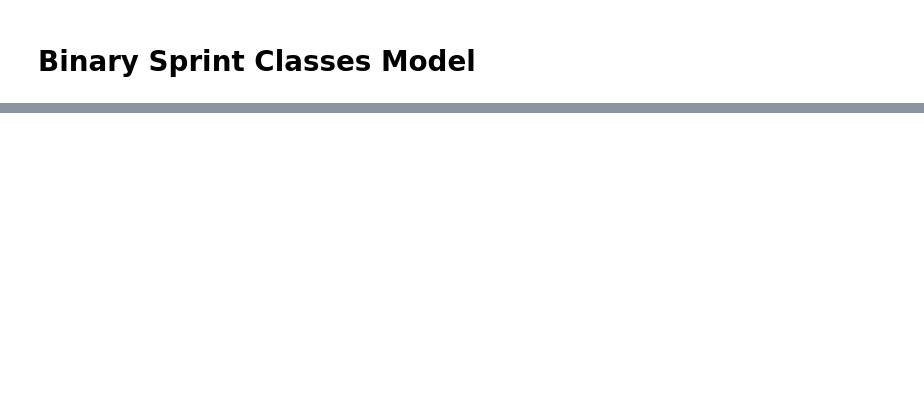
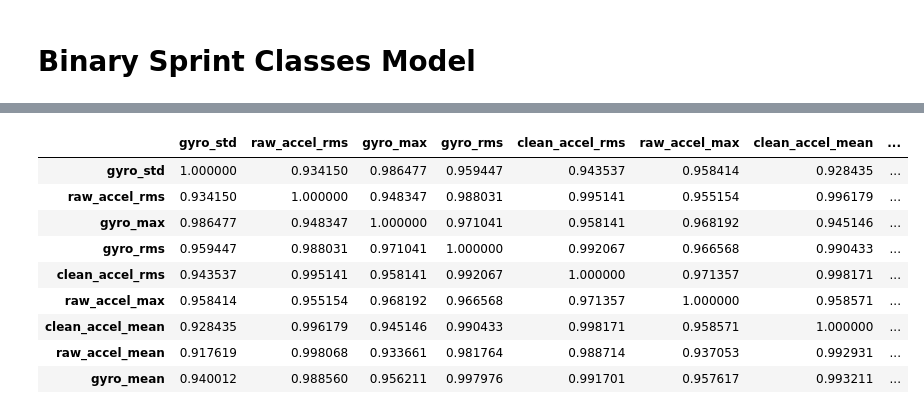
Before and after one commit to minguyeme/sprint_companion, a Jupyter notebook: ml_automation/notebooks/04_model.ipynb, the cells around one changed output, grey strips where cells are left out. Saved outputs shown, nothing was run; the diff lists cells and outputs as text; code cells hidden in the pictures; blank space fills up the shorter version.

```diff
--- a/ml_automation/notebooks/04_model.ipynb
+++ b/ml_automation/notebooks/04_model.ipynb
@@ -129,0 +198,15 @@ with open("../models/binary_sprint_classifier.dart", "w") as file:
+# %%
+passing_features = ['gyro_std', 'raw_accel_rms', 'gyro_max', 'gyro_rms', 'clean_accel_rms', 'raw_accel_max', 'clean_accel_mean', 'raw_accel_mean', 'gyro_mean']
+X = df.loc[:, passing_features]
+X.corr()
+# %% [output]
+|  | gyro_std | raw_accel_rms | gyro_max | gyro_rms | clean_accel_rms | raw_accel_max | clean_accel_mean | ... |
+| gyro_std | 1.000000 | 0.934150 | 0.986477 | 0.959447 | 0.943537 | 0.958414 | 0.928435 | ... |
+| raw_accel_rms | 0.934150 | 1.000000 | 0.948347 | 0.988031 | 0.995141 | 0.955154 | 0.996179 | ... |
+| gyro_max | 0.986477 | 0.948347 | 1.000000 | 0.971041 | 0.958141 | 0.968192 | 0.945146 | ... |
+| gyro_rms | 0.959447 | 0.988031 | 0.971041 | 1.000000 | 0.992067 | 0.966568 | 0.990433 | ... |
+| clean_accel_rms | 0.943537 | 0.995141 | 0.958141 | 0.992067 | 1.000000 | 0.971357 | 0.998171 | ... |
+| raw_accel_max | 0.958414 | 0.955154 | 0.968192 | 0.966568 | 0.971357 | 1.000000 | 0.958571 | ... |
+| clean_accel_mean | 0.928435 | 0.996179 | 0.945146 | 0.990433 | 0.998171 | 0.958571 | 1.000000 | ... |
+| raw_accel_mean | 0.917619 | 0.998068 | 0.933661 | 0.981764 | 0.988714 | 0.937053 | 0.992931 | ... |
+| gyro_mean | 0.940012 | 0.988560 | 0.956211 | 0.997976 | 0.991701 | 0.957617 | 0.993211 | ... |
```
Also changed, not shown: parts of 11 cells of this notebook, 5 other files.
